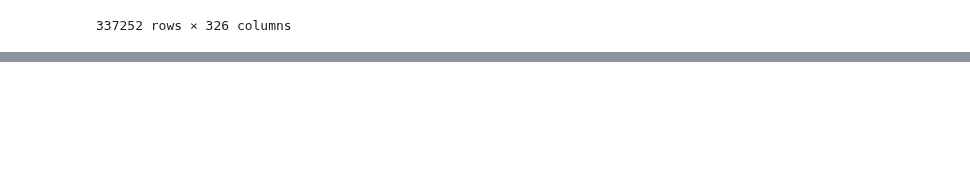
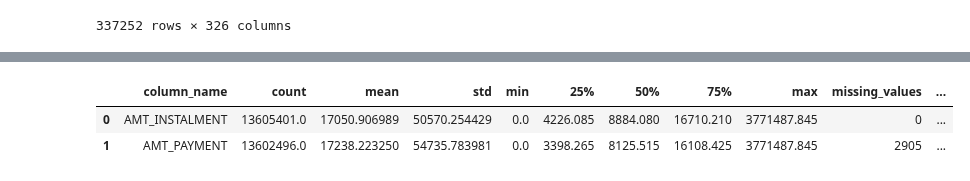
Before and after one commit to kawsar07ahmmed0712-rgb/Credit_Default_Risk, a Jupyter notebook: Notebook/1.Data_Integration.ipynb, the cells around one changed output, grey strips where cells are left out. Cells and saved outputs as stored; diff of their text form; code cells hidden in the pictures; blank space fills up the shorter version.

```diff
--- a/Notebook/1.Data_Integration.ipynb
+++ b/Notebook/1.Data_Integration.ipynb
@@ -3652,0 +3815,82 @@ pos_cash_features
+# %%
+# 2.4.2 Raw installment payment signal information
+
+installment_amount_cols = ["AMT_INSTALMENT", "AMT_PAYMENT"]
+installment_day_cols = ["DAYS_INSTALMENT", "DAYS_ENTRY_PAYMENT"]
+installment_version_cols = ["NUM_INSTALMENT_VERSION", "NUM_INSTALMENT_NUMBER"]
+
+installment_amount_info = (
+    installments[installment_amount_cols]
+    .describe()
+    .T
+    .reset_index()
+    .rename(columns={"index": "column_name"})
+)
+
+installment_amount_info["missing_values"] = [
+    installments[col].isna().sum() for col in installment_amount_cols
+]
+
+installment_amount_info["missing_percent"] = [
+    round(installments[col].isna().mean() * 100, 4) for col in installment_amount_cols
+]
+
+installment_amount_info["zero_values"] = [
+    (installments[col] == 0).sum() for col in installment_amount_cols
+]
+
+installment_day_info = (
+    installments[installment_day_cols]
+    .describe()
+    .T
+    .reset_index()
+    .rename(columns={"index": "column_name"})
+)
+
+installment_day_info["missing_values"] = [
+    installments[col].isna().sum() for col in installment_day_cols
+]
+
+installment_day_info["missing_percent"] = [
+    round(installments[col].isna().mean() * 100, 4) for col in installment_day_cols
+]
+
+installment_version_info = (
+    installments[installment_version_cols]
+    .describe()
+    .T
+    .reset_index()
+    .rename(columns={"index": "column_name"})
+)
+
+installment_version_info["missing_values"] = [
+    installments[col].isna().sum() for col in installment_version_cols
+]
+
+installment_version_info["missing_percent"] = [
+    round(installments[col].isna().mean() * 100, 4) for col in installment_version_cols
+]
+
+installment_missing_info = (
+    installments
+    .isna()
+    .mean()
+    .mul(100)
+    .reset_index()
+)
+
+installment_missing_info.columns = ["column_name", "missing_percent"]
+installment_missing_info = installment_missing_info.sort_values(
+    "missing_percent", ascending=False
+).reset_index(drop=True)
+
+installment_amount_info.to_csv(OUTPUT_DIR / "installment_amount_info.csv", index=False)
+installment_day_info.to_csv(OUTPUT_DIR / "installment_day_info.csv", index=False)
+installment_version_info.to_csv(OUTPUT_DIR / "installment_version_info.csv", index=False)
+installment_missing_info.to_csv(OUTPUT_DIR / "installment_missing_info.csv", index=False)
+
+installment_amount_info
+# %% [output]
+|  | column_name | count | mean | std | min | 25% | 50% | 75% | max | missing_values | ... |
+| 0 | AMT_INSTALMENT | 13605401.0 | 17050.906989 | 50570.254429 | 0.0 | 4226.085 | 8884.080 | 16710.210 | 3771487.845 | 0 | ... |
+| 1 | AMT_PAYMENT | 13602496.0 | 17238.223250 | 54735.783981 | 0.0 | 3398.265 | 8125.515 | 16108.425 | 3771487.845 | 2905 | ... |
```
Also changed, not shown: parts of 26 cells of this notebook.
